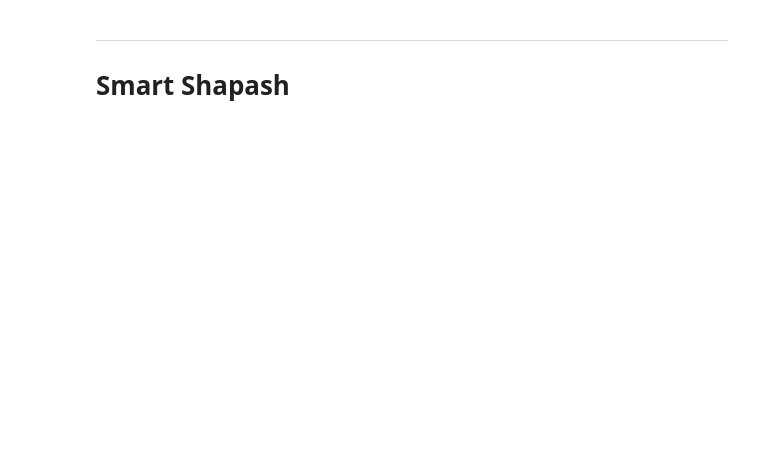
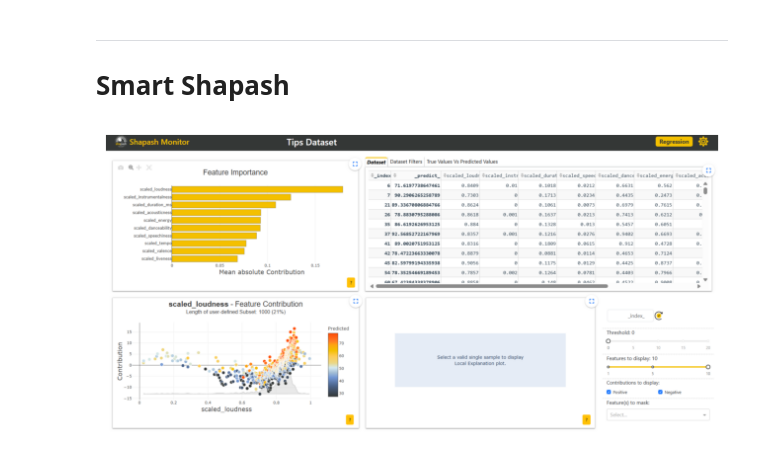
Before and after one commit to LuiisClaudio/spotify-analytics, a Jupyter notebook: capstone_project_proposal.ipynb, the cells around one changed output. Cells and saved outputs as stored; diff of their text form; code cells hidden in the pictures; blank space fills up the shorter version.

```diff
--- a/capstone_project_proposal.ipynb
+++ b/capstone_project_proposal.ipynb
@@ -2632,6 +2629,20 @@ from shapash.explainer.smart_explainer import SmartExplainer
 xpl = SmartExplainer(model=xgb_reg)
 # %%
 from shapash.explainer.smart_explainer import SmartExplainer
+# %%
+from PIL import Image
+
+import matplotlib.pyplot as plt
+
+# Load and display the image
+img_path = r'c:\Users\junio\Documents\GitHub\ca1-capstone-project-proposal-LuiisClaudio\CA3\Shapash.png'
+img = Image.open(img_path)
+plt.figure(figsize=(8, 6))
+plt.imshow(img)
+plt.axis('off')
+plt.show()
+# %% [output]
+[figure, added]
 # %%
 from shapash.explainer.smart_explainer import SmartExplainer
 from xgboost import XGBRegressor
```
Also changed, not shown: parts of 9 cells of this notebook.
